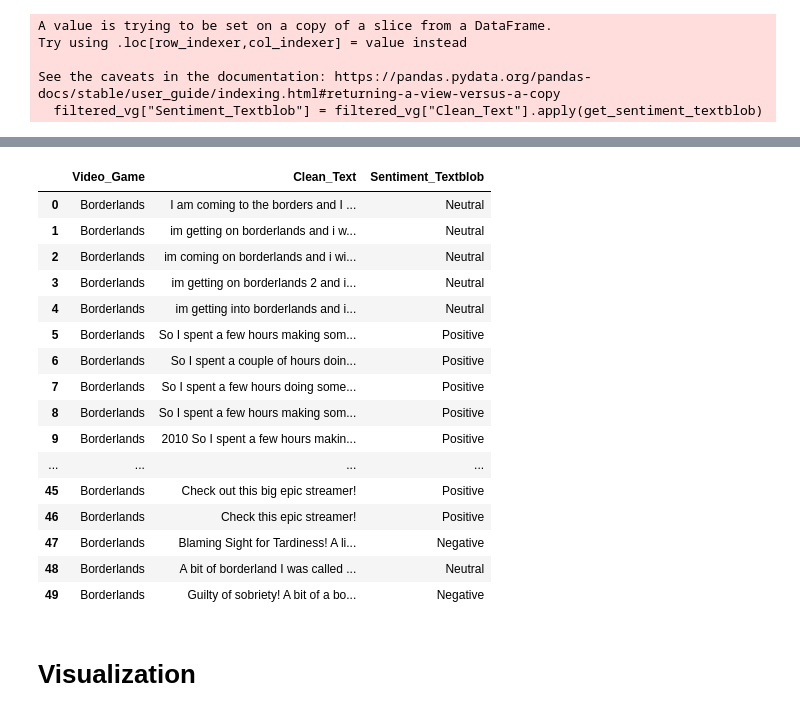
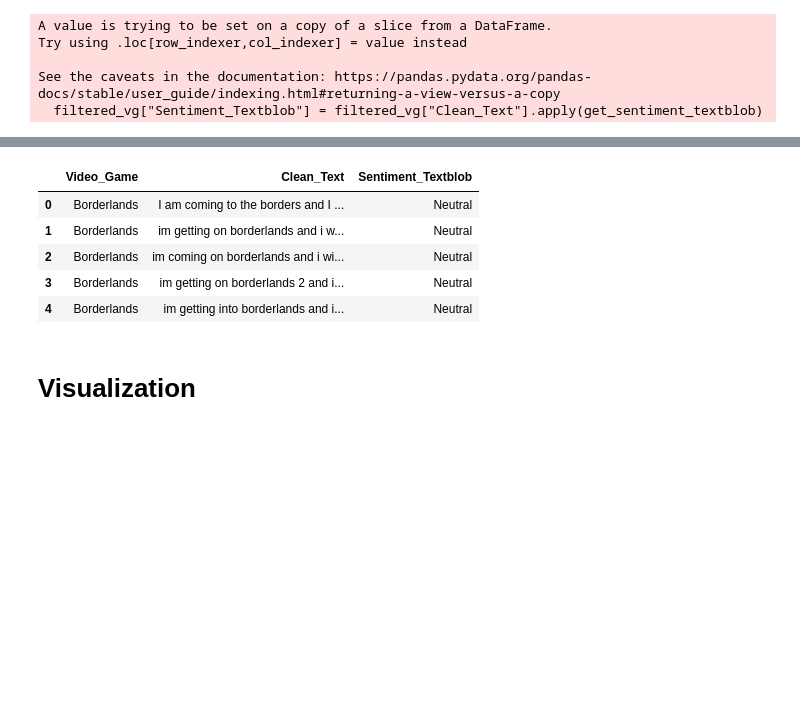
Before and after one commit to ReproTeach/final-project-givkj-squad, a Jupyter notebook: final_project.ipynb, the cells around one changed output, grey strips where cells are left out. Drawn from its saved outputs; the diff is of its cells as text; code cells hidden in the pictures; blank space fills up the shorter version.

```diff
--- a/final_project.ipynb
+++ b/final_project.ipynb
@@ -190,25 +190,14 @@ filtered_vg.head()
 columns_to_delete = ['Sentiment_Batch', 'Sentiment', 'Tweet']
 sentiment_data = filtered_vg.drop(columns=columns_to_delete)
 # %%
-sentiment_data.head(50)
+sentiment_data.head()
 # %% [output]
 |  | Video_Game | Clean_Text | Sentiment_Textblob |
 | 0 | Borderlands | I am coming to the borders and I ... | Neutral |
 | 1 | Borderlands | im getting on borderlands and i w... | Neutral |
 | 2 | Borderlands | im coming on borderlands and i wi... | Neutral |
 | 3 | Borderlands | im getting on borderlands 2 and i... | Neutral |
 | 4 | Borderlands | im getting into borderlands and i... | Neutral |
-| 5 | Borderlands | So I spent a few hours making som... | Positive |
-| 6 | Borderlands | So I spent a couple of hours doin... | Positive |
-| 7 | Borderlands | So I spent a few hours doing some... | Positive |
-| 8 | Borderlands | So I spent a few hours making som... | Positive |
-| 9 | Borderlands | 2010 So I spent a few hours makin... | Positive |
-| ... | ... | ... | ... |
-| 45 | Borderlands | Check out this big epic streamer! | Positive |
-| 46 | Borderlands | Check this epic streamer! | Positive |
-| 47 | Borderlands | Blaming Sight for Tardiness! A li... | Negative |
-| 48 | Borderlands | A bit of borderland I was called ... | Neutral |
-| 49 | Borderlands | Guilty of sobriety! A bit of a bo... | Negative |
 # %% [markdown]
 # Visualization
 # %%
```
Also changed, not shown: parts of 1 cell of this notebook.
